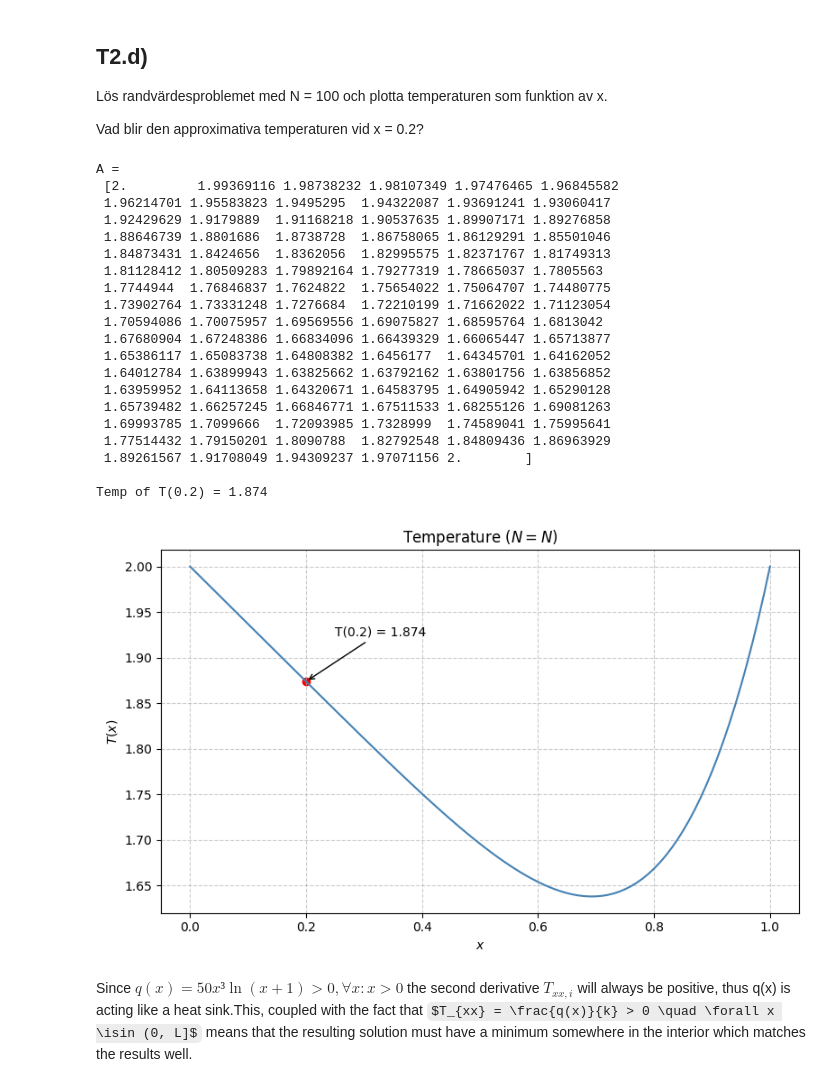
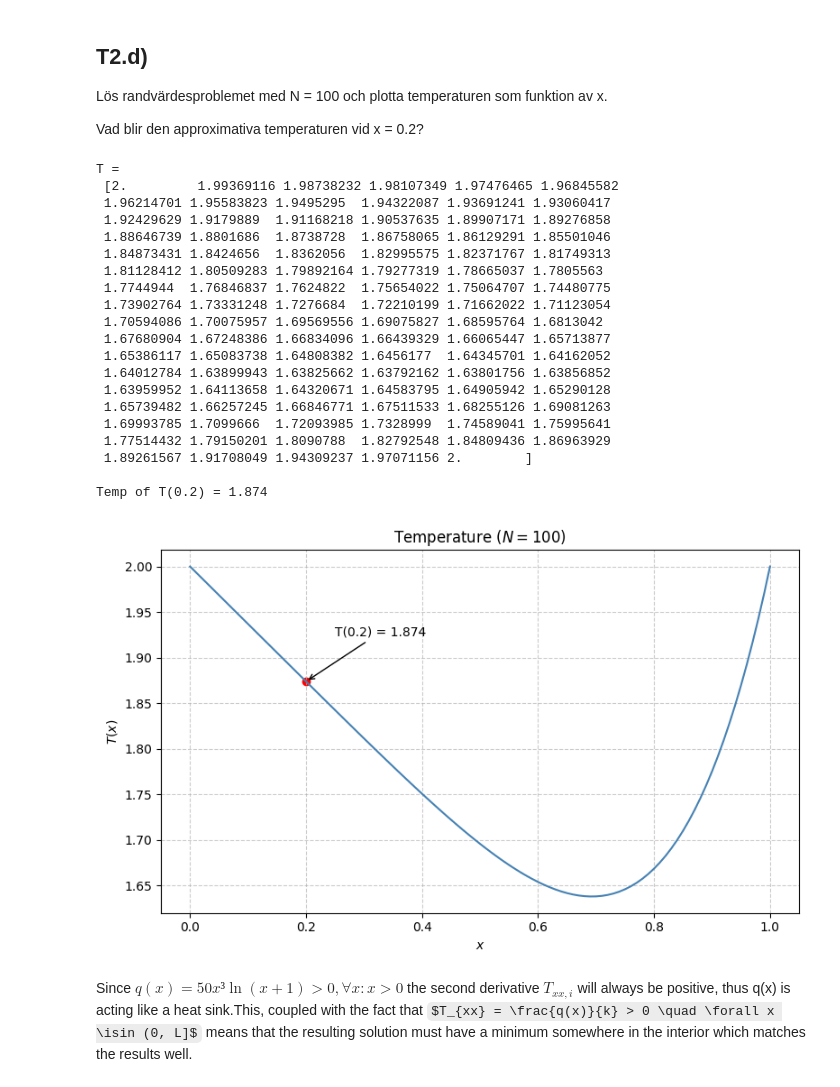
Before and after one commit to ericend/Numerical-Methods, a Jupyter notebook: LAB2/lab2.ipynb, the cells around one changed output. Saved outputs shown, nothing was run; the diff lists cells and outputs as text; code cells hidden in the pictures; some formulas as TeX source.

```diff
--- a/LAB2/lab2.ipynb
+++ b/LAB2/lab2.ipynb
@@ -244,7 +246,7 @@ for i, (h, result) in enumerate(zip(h_values, convergence_results)):
     axes[i, 0].plot(
         result.t, result.y_exact, color="green", linestyle="dashed", label="Analytical"
     )
-    axes[i, 0].set_title(r"Solution $(h={h})$")
+    axes[i, 0].set_title(rf"Solution $(h={h})$")
     axes[i, 0].set_xlabel(r"$t$")
     axes[i, 0].set_ylabel(r"$y$")
     axes[i, 0].grid(True, alpha=0.25, linestyle="dashed")
@@ -252,7 +254,7 @@ for i, (h, result) in enumerate(zip(h_values, convergence_results)):
 
     # Error plots
     axes[i, 1].plot(result.t, result.e_i, color="red", label="Error")
-    axes[i, 1].set_title(r"Pointwise Error $(h={h})$")
+    axes[i, 1].set_title(rf"Pointwise Error $(h={h})$")
     axes[i, 1].set_xlabel(r"$t$")
     axes[i, 1].set_ylabel(r"$|e|$")
     axes[i, 1].grid(True, alpha=0.25, linestyle="dashed")
@@ -366,8 +368,6 @@ def ODET1a(t: list[float], y: np.ndarray, R: float, L: float, C: float) -> np.nd
     C : float
         Circuit Capacitance (Farad)
 
-    Returns
-    -------
 
 
     """
@@ -701,8 +701,8 @@ def diskretisering_temperatur(
     )  # discretionalize the rod but exclude BC's
 
     # Build A
-    A = (k / h**2) * (-2 * np.eye(A_size) + np.eye(A_size, k=1) + np.eye(A_size, k=-1))
-
+    # A = (k / h**2) * (-2 * np.eye(A_size) + np.eye(A_size, k=1) + np.eye(A_size, k=-1))
+    A = (k / h**2) * diags_array([-2, 1, 1], offsets=[0, 1, -1], shape=(A_size, A_size), dtype=None).tocsr() # type: ignore
     # calc b
     b = np.zeros(A_size)
     for idx, xi in enumerate(x):
@@ -760,57 +767,57 @@ def q(x: float) -> Callable:
 A, b = diskretisering_temperatur(N, q, k, L, T_0, T_L)
 
 # Solve system and append the boundarie values at x = 0 and x = L
-T = np.linalg.solve(A, b)
+T = spsolve(A, b)
 x_0 = np.linspace(1 / N, L - 1 / N, N - 1)
-x_L = np.concatenate([[0], x_0, [L]])
-T = np.concatenate([[T_0], T, [T_L]])
+x_L = np.concatenate([[0.0], x_0, [float(L)]])
+T = np.concatenate([[float(T_0)], T, [float(T_L)]]) # type: ignore
 
 h = L / N
 x_find = 0.2
 T_find = np.argmin(np.abs(x_L - x_find))
 
 
-# print(f'Size of A = {np.size(T)} \n')
-print(f"A = \n {T} \n")
+# print(f'Size of T = {np.size(T)} \n')
+print(f"T = \n {T} \n")
 print(f"Temp of T({x_find}) = {T[T_find]:1.3f}")
 
 plt.figure(figsize=(8, 5))
 plt.plot(x_L, T, color="steelblue")
 plt.xlabel(r"$x$")
 plt.ylabel(r"$T(x)$")
-plt.title(r"Temperature $(N={N})$")
+plt.title(rf"Temperature $(N={N})$")
 plt.grid(True, linestyle="dashed", alpha=0.65)
 plt.tight_layout()
 plt.annotate(
     f"T({x_find}) = {T[T_find]:1.3f}",
     xy=(x_find, T[T_find]),
     xytext=(x_find + 0.05, T[T_find] + 0.05),
     arrowprops=dict(arrowstyle="->", color="black"),
 )
 plt.scatter(x_find, T[T_find], color="red")
 plt.show()
 # %% [output]
-A =
+T =
  [2.         1.99369116 1.98738232 1.98107349 1.97476465 1.96845582
  1.96214701 1.95583823 1.9495295  1.94322087 1.93691241 1.93060417
  1.92429629 1.9179889  1.91168218 1.90537635 1.89907171 1.89276858
  1.88646739 1.8801686  1.8738728  1.86758065 1.86129291 1.85501046
  1.84873431 1.8424656  1.8362056  1.82995575 1.82371767 1.81749313
  1.81128412 1.80509283 1.79892164 1.79277319 1.78665037 1.7805563
  1.7744944  1.76846837 1.7624822  1.75654022 1.75064707 1.74480775
  1.73902764 1.73331248 1.7276684  1.72210199 1.71662022 1.71123054
  1.70594086 1.70075957 1.69569556 1.69075827 1.68595764 1.6813042
  1.67680904 1.67248386 1.66834096 1.66439329 1.66065447 1.65713877
  1.65386117 1.65083738 1.64808382 1.6456177  1.64345701 1.64162052
  1.64012784 1.63899943 1.63825662 1.63792162 1.63801756 1.63856852
  1.63959952 1.64113658 1.64320671 1.64583795 1.64905942 1.65290128
  1.65739482 1.66257245 1.66846771 1.67511533 1.68255126 1.69081263
  1.69993785 1.7099666  1.72093985 1.7328999  1.74589041 1.75995641
  1.77514432 1.79150201 1.8090788  1.82792548 1.84809436 1.86963929
  1.89261567 1.91708049 1.94309237 1.97071156 2.        ]
 
 Temp of T(0.2) = 1.874
-[figure, old version]
+[figure, new version]
 # %% [markdown]
 Since $q(x) = 50x³\ln{(x + 1)} > 0, \forall x: x > 0$ the second derivative $T_{xx,i}$ will always be positive, thus q(x) is acting like a heat sink.This, coupled with the fact that $T_{xx} = \frac{q(x)}{k} > 0 \quad \forall x \isin (0, L]$ means that the resulting solution must have a minimum somewhere in the interior which matches the results well.
 # %% [markdown]
```
Also changed, not shown: parts of 5 cells of this notebook.
